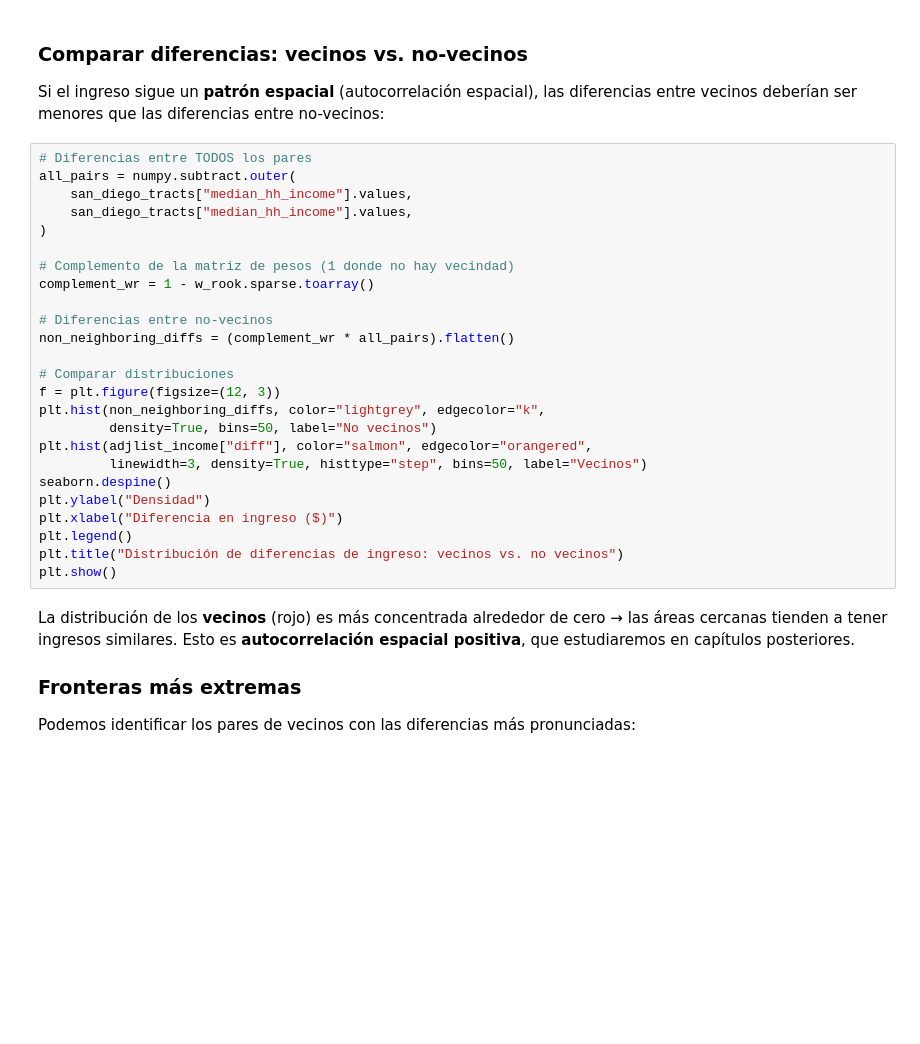
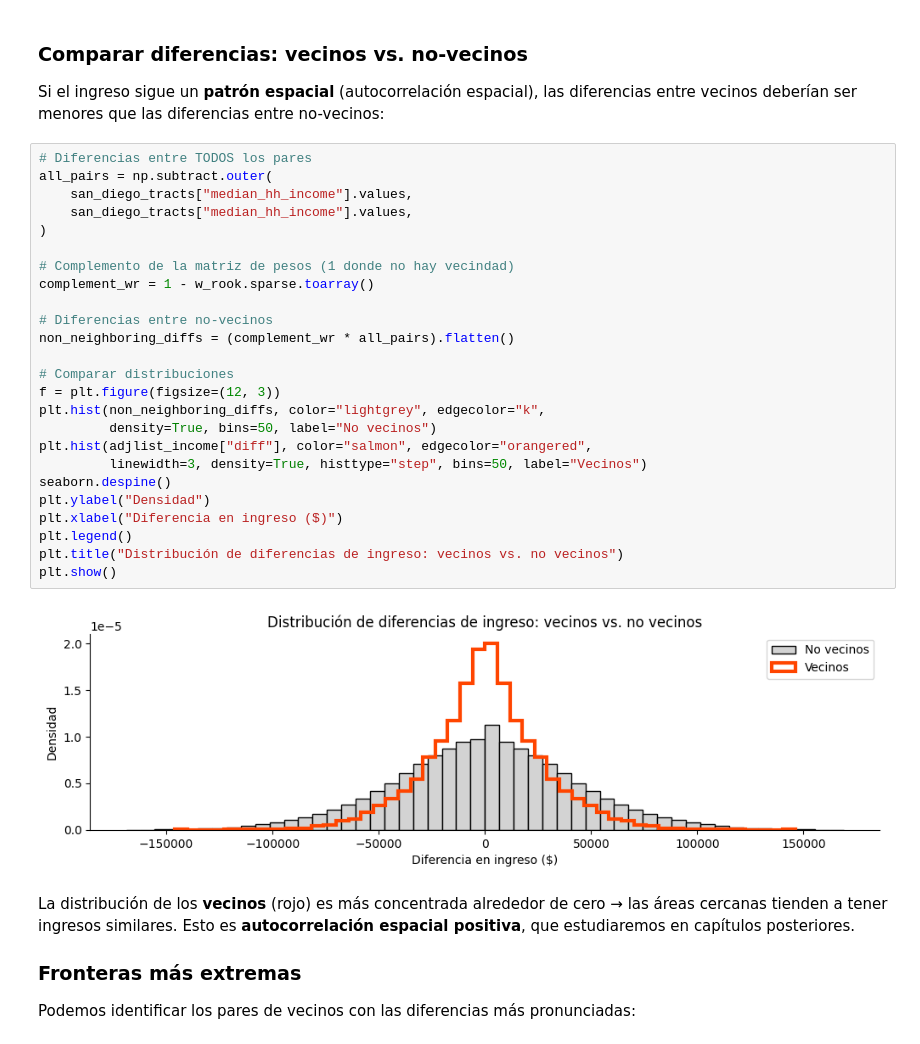
Before and after one commit to daniopitz/geodata, a Jupyter notebook: 02_pesos_espaciales.ipynb, the cells around one changed output. Drawn from its saved outputs; the diff is of its cells as text; blank space fills up the shorter version.

```diff
--- a/02_pesos_espaciales.ipynb
+++ b/02_pesos_espaciales.ipynb
@@ -663,29 +719,31 @@ adjlist_income.head()
 Si el ingreso sigue un **patrón espacial** (autocorrelación espacial), las diferencias entre vecinos deberían ser menores que las diferencias entre no-vecinos:
 # %%
 # Diferencias entre TODOS los pares
-all_pairs = numpy.subtract.outer(
+all_pairs = np.subtract.outer(
     san_diego_tracts["median_hh_income"].values,
     san_diego_tracts["median_hh_income"].values,
 )
 
 # Complemento de la matriz de pesos (1 donde no hay vecindad)
 complement_wr = 1 - w_rook.sparse.toarray()
 
 # Diferencias entre no-vecinos
 non_neighboring_diffs = (complement_wr * all_pairs).flatten()
 
 # Comparar distribuciones
 f = plt.figure(figsize=(12, 3))
 plt.hist(non_neighboring_diffs, color="lightgrey", edgecolor="k",
          density=True, bins=50, label="No vecinos")
 plt.hist(adjlist_income["diff"], color="salmon", edgecolor="orangered",
          linewidth=3, density=True, histtype="step", bins=50, label="Vecinos")
 seaborn.despine()
 plt.ylabel("Densidad")
 plt.xlabel("Diferencia en ingreso ($)")
 plt.legend()
 plt.title("Distribución de diferencias de ingreso: vecinos vs. no vecinos")
 plt.show()
+# %% [output]
+[figure, added]
 # %% [markdown]
 La distribución de los **vecinos** (rojo) es más concentrada alrededor de cero → las áreas cercanas tienden a tener ingresos similares. Esto es **autocorrelación espacial positiva**, que estudiaremos en capítulos posteriores.
 
```
Also changed, not shown: parts of 21 cells of this notebook, 12 other files.
